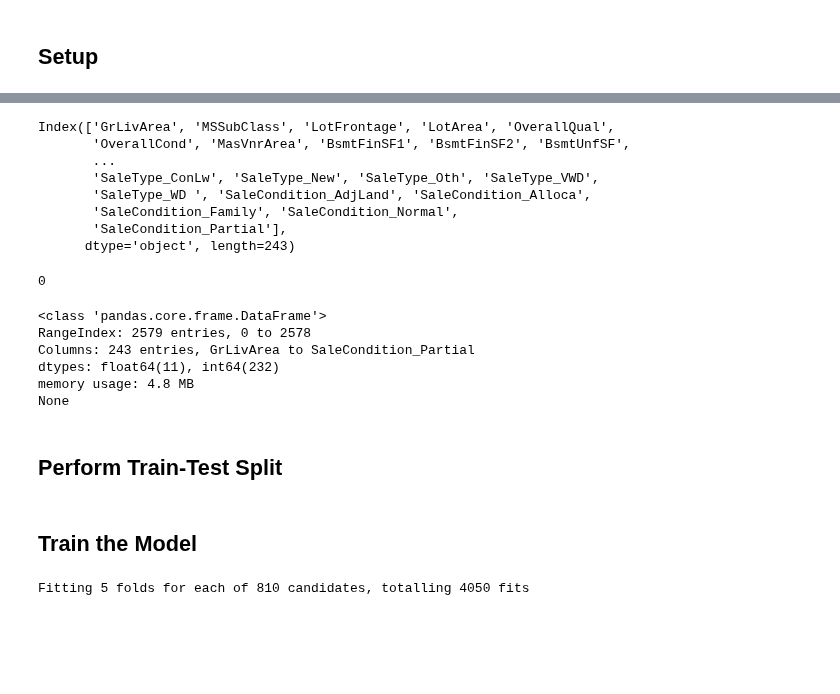
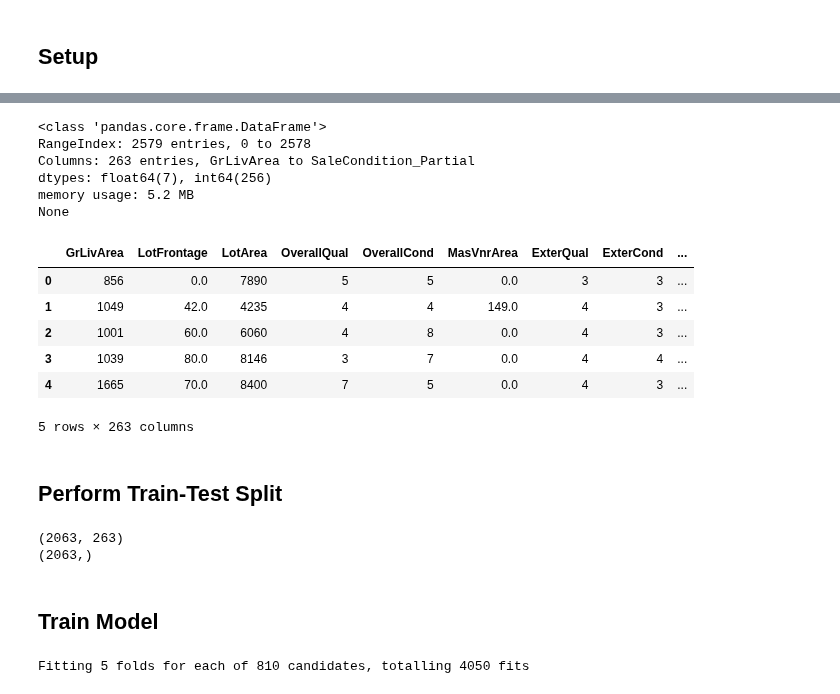
Before and after one commit to bassoonelephant/ames, a Jupyter notebook: 3-ames-randomforest.ipynb, the cells around one changed output, grey strips where cells are left out. Drawn from its saved outputs; the diff is of its cells as text; code cells hidden in the pictures; blank space fills up the shorter version.

```diff
--- a/3-ames-randomforest.ipynb
+++ b/3-ames-randomforest.ipynb
@@ -26,35 +48,36 @@ target = data['SalePrice']
 # %%
-# Check columns
-print(predictors.columns)
+# Check info on predictors
+print(predictors.info())
 # %% [output]
-Index(['GrLivArea', 'MSSubClass', 'LotFrontage', 'LotArea', 'OverallQual',
-       'OverallCond', 'MasVnrArea', 'BsmtFinSF1', 'BsmtFinSF2', 'BsmtUnfSF',
-       ...
-       'SaleType_ConLw', 'SaleType_New', 'SaleType_Oth', 'SaleType_VWD',
-       'SaleType_WD ', 'SaleCondition_AdjLand', 'SaleCondition_Alloca',
-       'SaleCondition_Family', 'SaleCondition_Normal',
-       'SaleCondition_Partial'],
-      dtype='object', length=243)
+<class 'pandas.core.frame.DataFrame'>
+RangeIndex: 2579 entries, 0 to 2578
+Columns: 263 entries, GrLivArea to SaleCondition_Partial
+dtypes: float64(7), int64(256)
+memory usage: 5.2 MB
+None
-# %%
-# Check to see if there are any missing values
-print(predictors.isnull().sum().sum())
-# %% [output]
-0
-# %%
-# Check to see if there are any categorical variables
-print(predictors.info())
-# %% [output]
-<class 'pandas.core.frame.DataFrame'>
-RangeIndex: 2579 entries, 0 to 2578
-Columns: 243 entries, GrLivArea to SaleCondition_Partial
-dtypes: float64(11), int64(232)
-memory usage: 4.8 MB
-None
+# %%
+# View data
+predictors.head()
+# %% [output]
+|  | GrLivArea | LotFrontage | LotArea | OverallQual | OverallCond | MasVnrArea | ExterQual | ExterCond | ... |
+| 0 | 856 | 0.0 | 7890 | 5 | 5 | 0.0 | 3 | 3 | ... |
+| 1 | 1049 | 42.0 | 4235 | 4 | 4 | 149.0 | 4 | 3 | ... |
+| 2 | 1001 | 60.0 | 6060 | 4 | 8 | 0.0 | 4 | 3 | ... |
+| 3 | 1039 | 80.0 | 8146 | 3 | 7 | 0.0 | 4 | 4 | ... |
+| 4 | 1665 | 70.0 | 8400 | 7 | 5 | 0.0 | 4 | 3 | ... |
+5 rows × 263 columns
 # %% [markdown]
 ## Perform Train-Test Split
 # %%
 # Split the data into training and test sets
 X_train, X_test, y_train, y_test = train_test_split(predictors, target, random_state=0, test_size = 0.2)
+# %%
+# Check training set features and target
+print(X_train.shape)
+print(y_train.shape)
+# %% [output]
+(2063, 263)
+(2063,)
 # %% [markdown]
-## Train the Model
+## Train Model
 # %%
```
Also changed, not shown: parts of 16 cells of this notebook.
